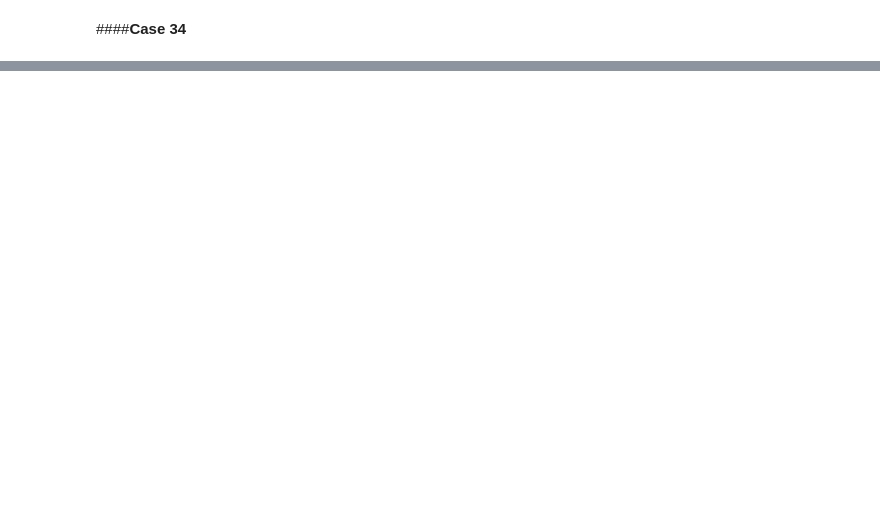
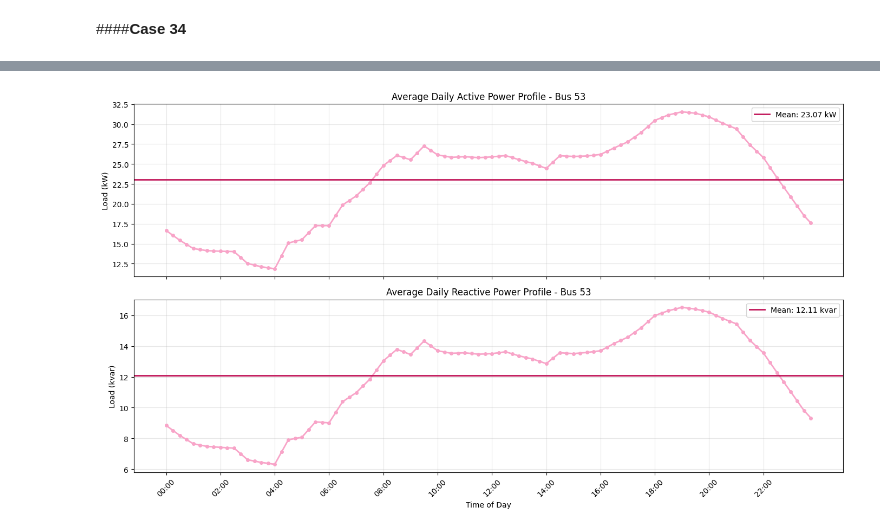
Before and after one commit to ray-aguiar/bess-edge-controller, a Jupyter notebook: notebooks/[IC]Data_Londres.ipynb, the cells around one changed output, grey strips where cells are left out. Drawn from its saved outputs; the diff is of its cells as text; code cells hidden in the pictures; blank space fills up the shorter version.

```diff
--- a/notebooks/[IC]Data_Londres.ipynb
+++ b/notebooks/[IC]Data_Londres.ipynb
@@ -1526,0 +1625,4 @@ plot_daily_average_total(case=34)
+# %%
+plot_daily_average(case=123, bus_number=53)
+# %% [output]
+[figure, added]
```
Also changed, not shown: parts of 26 cells of this notebook, 9 other files.
